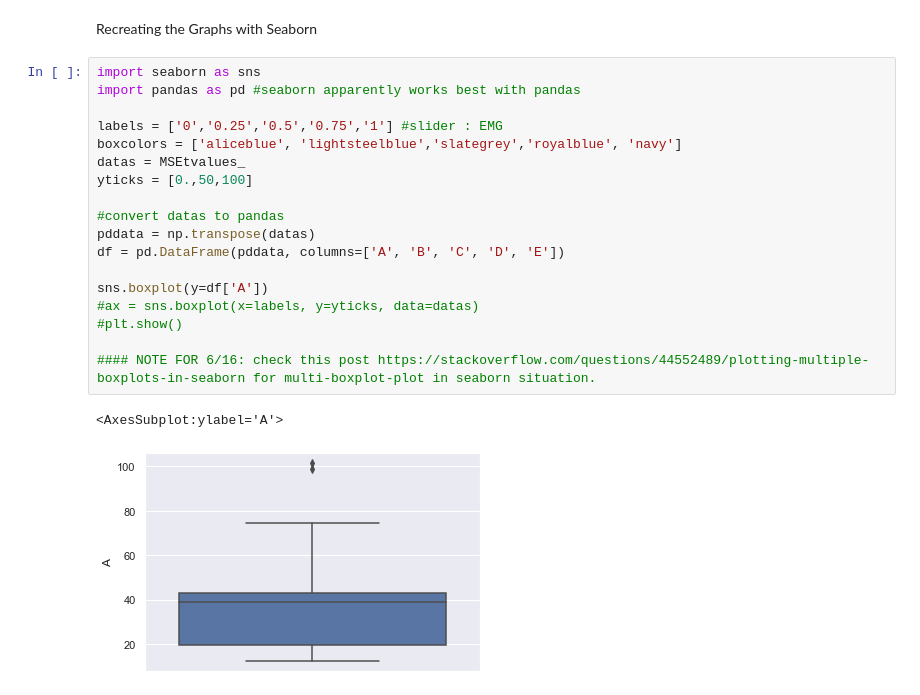
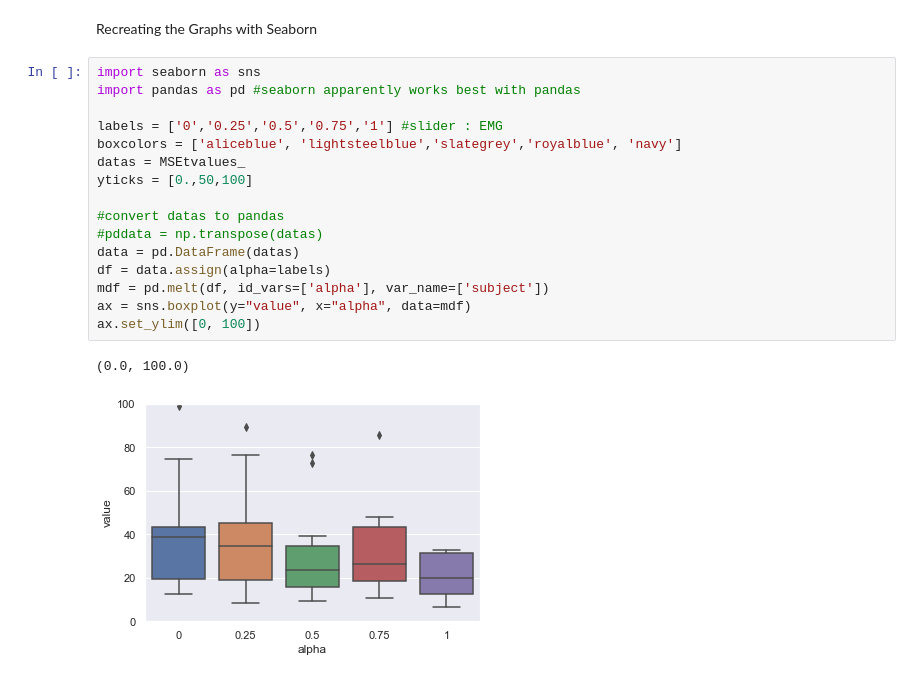
Before and after one commit to code2320/sensorimotor_fusion, a Jupyter notebook: analysis/Fusion analysis/example_plot.ipynb, the cells around one changed output. Saved outputs shown, nothing was run; the diff lists cells and outputs as text.

Commit message:
seaborn boxplot (no stat sig) of single plot

```diff
--- a/analysis/Fusion analysis/example_plot.ipynb
+++ b/analysis/Fusion analysis/example_plot.ipynb
@@ -294,21 +294,19 @@ Recreating the Graphs with Seaborn
 # %%
 import seaborn as sns
 import pandas as pd #seaborn apparently works best with pandas
 
 labels = ['0','0.25','0.5','0.75','1'] #slider : EMG
 boxcolors = ['aliceblue', 'lightsteelblue','slategrey','royalblue', 'navy']
 datas = MSEtvalues_
 yticks = [0.,50,100]
 
 #convert datas to pandas
-pddata = np.transpose(datas)
-df = pd.DataFrame(pddata, columns=['A', 'B', 'C', 'D', 'E'])
-
-sns.boxplot(y=df['A'])
-#ax = sns.boxplot(x=labels, y=yticks, data=datas)
-#plt.show()
-
-#### NOTE FOR 6/16: check this post https://stackoverflow.com/questions/44552489/plotting-multiple-boxplots-in-seaborn for multi-boxplot-plot in seaborn situation.
+#pddata = np.transpose(datas)
+data = pd.DataFrame(datas)
+df = data.assign(alpha=labels)
+mdf = pd.melt(df, id_vars=['alpha'], var_name=['subject'])
+ax = sns.boxplot(y="value", x="alpha", data=mdf)
+ax.set_ylim([0, 100])
 # %% [output]
-<AxesSubplot:ylabel='A'>
+(0.0, 100.0)
-[figure, old version]
+[figure, new version]
```
